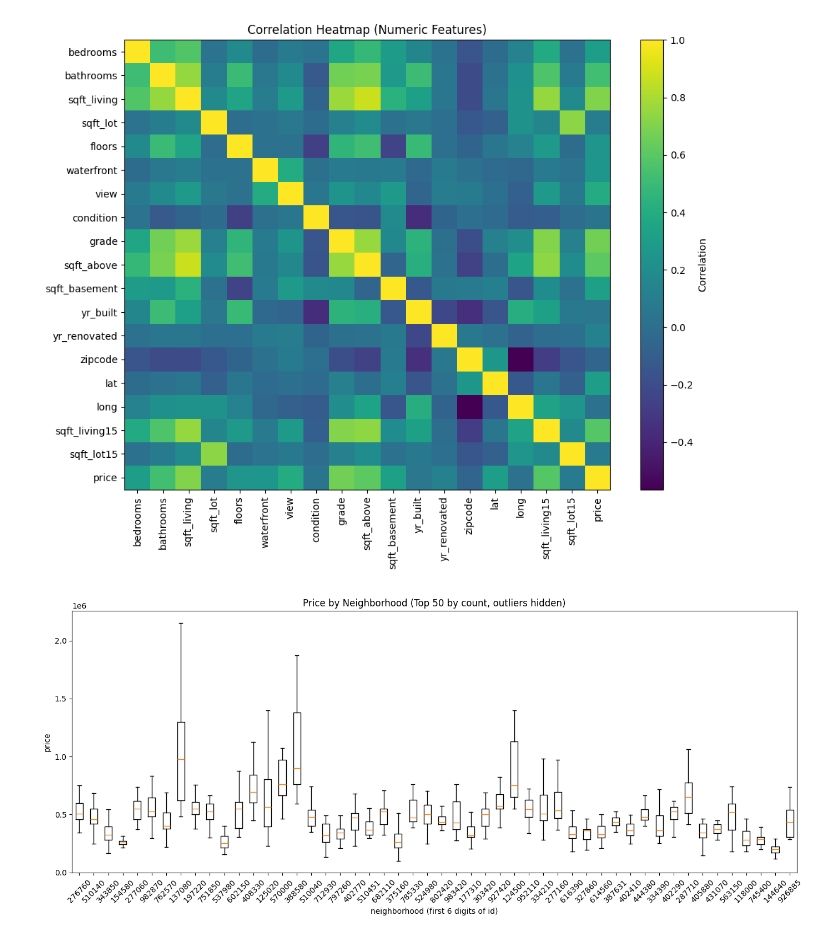
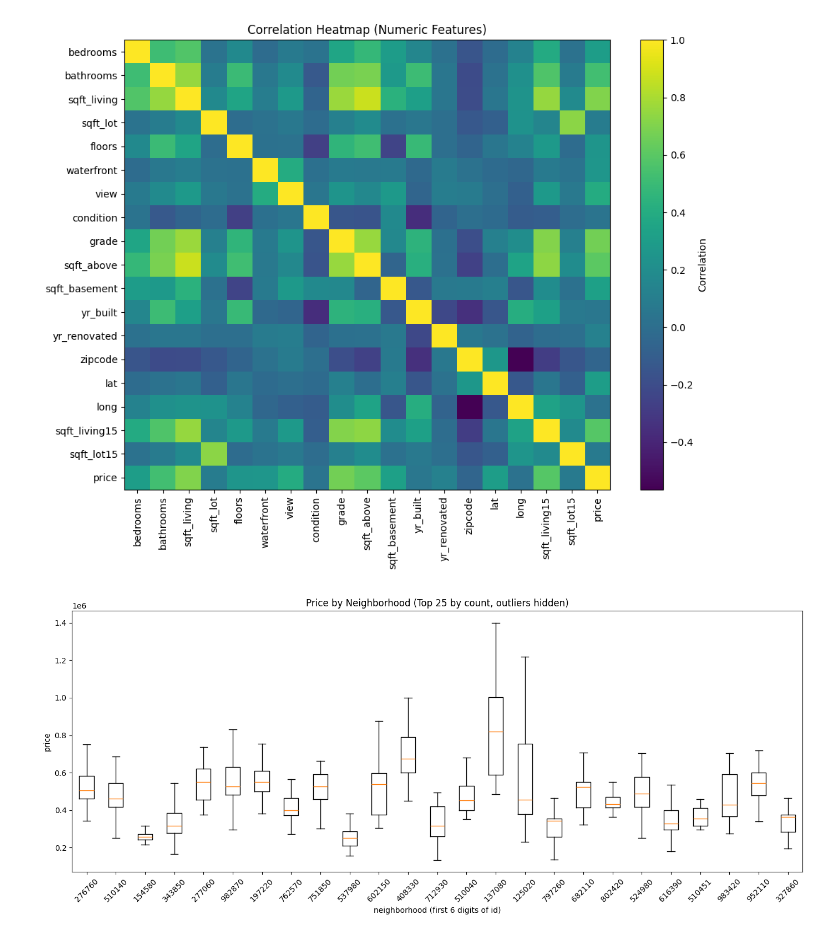
Before and after one commit to Sambradshaw19011/CSE-450, a Jupyter notebook: starter_housing_data_analysis.ipynb, the cells around one changed output. Drawn from its saved outputs; the diff is of its cells as text; code cells hidden in the pictures.

```diff
--- a/starter_housing_data_analysis.ipynb
+++ b/starter_housing_data_analysis.ipynb
@@ -268,23 +268,23 @@ plt.show()
 # %%
 # Drop rows missing what we need
 housing_nb = housing.dropna(subset=["neighborhood", "price"]).copy()
 
-top_n = 50
+top_n = 25
 
 top_neighborhoods = housing_nb["neighborhood"].value_counts().head(top_n).index
 df_top = housing_nb[housing_nb["neighborhood"].isin(top_neighborhoods)].copy()
 
 # Keep neighborhoods ordered by frequency (most common first)
 neighborhoods = list(top_neighborhoods)
 data = [df_top.loc[df_top["neighborhood"] == n, "price"].values for n in neighborhoods]
 
 plt.figure(figsize=(14, 6))
 plt.boxplot(data, labels=neighborhoods, showfliers=False)
 plt.title(f"Price by Neighborhood (Top {top_n} by count, outliers hidden)")
 plt.xlabel("neighborhood (first 6 digits of id)")
 plt.ylabel("price")
 plt.xticks(rotation=45)
 plt.tight_layout()
 plt.show()
 # %% [output]
-[figure, old version]
+[figure, new version]
```
Also changed, not shown: parts of 4 cells of this notebook.
